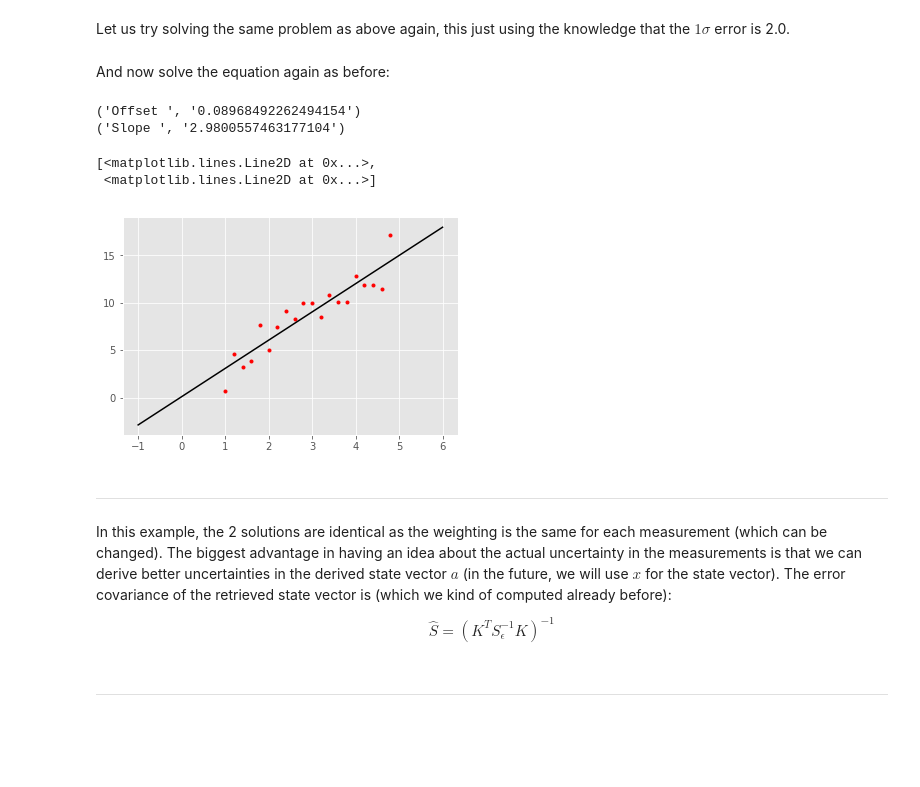
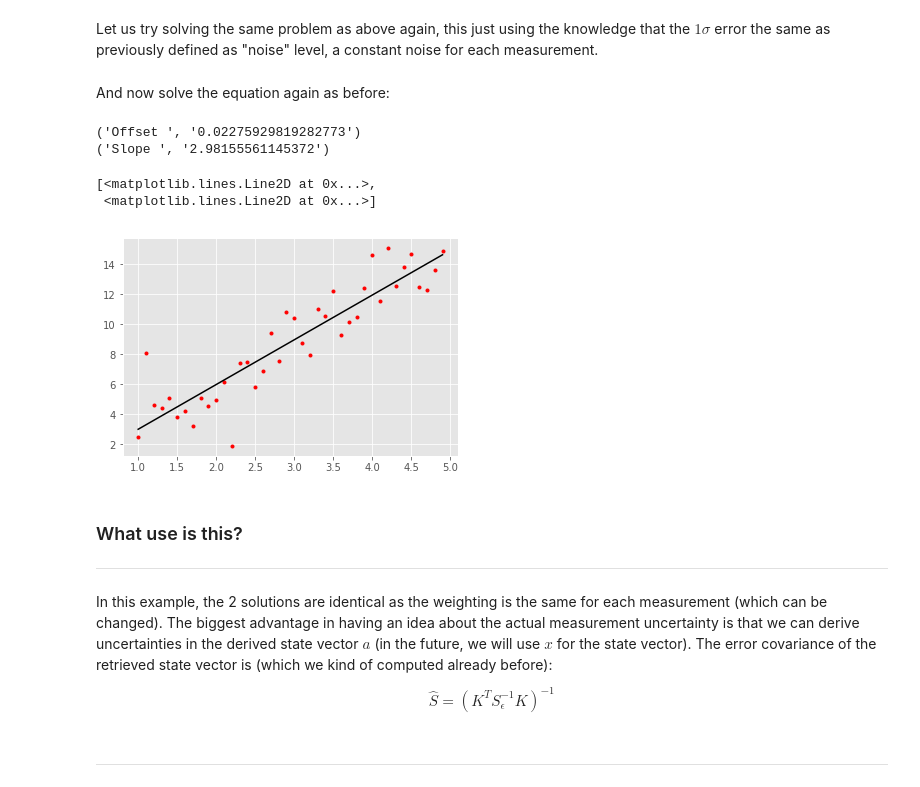
Before and after one commit to cfranken/ESE156, a Jupyter notebook: Week1/notebooks/ESE156_Example1_Linefit.ipynb, the cells around one changed output. Saved outputs shown, nothing was run; the diff lists cells and outputs as text; code cells hidden in the pictures; blank space fills up the shorter version.

```diff
--- a/Week1/notebooks/ESE156_Example1_Linefit.ipynb
+++ b/Week1/notebooks/ESE156_Example1_Linefit.ipynb
@@ -8,19 +10 @@ The purpose of this little exercise is to use a very simple linear fit to a set
 Just some style definitions at the top (to make it pretty) and import of most important tools
-# %%
-## Make sure plots are create inline
-%matplotlib inline
-## The usual packages (numpy, matplotlib, etc)
-import matplotlib.pyplot as plt
-import numpy as np
-# nicer figures using ggg plot style.
-plt.style.use('ggplot')
-from IPython.core.display import HTML
-def css_styling():
-    styles = open("../../python/styles/custom.css", "r").read()
-    return HTML(styles)
-css_styling()
-from matplotlib import rc
-#rc('font',**{'family':'sans-serif','sans-serif':['Helvetica']})
-## for Palatino and other serif fonts use:
-#rc('font',**{'family':'serif','serif':['Palatino']})
-rc('text', usetex=False)
@@ -127,34 +159,34 @@ $$a = (K^T S^{-1}_\epsilon K)^{-1}K^T S^{-1}_\epsilon y$$
 Compare this to the optimal solution found in Rodgers at page 25, equation 2.30. What is the main difference?
 _______________
 # %% [markdown]
-Let us try solving the same problem as above again, this just using the knowledge that the $1\sigma$ error is 2.0.
+Let us try solving the same problem as above again, this just using the knowledge that the $1\sigma$ error the same as previously defined as "noise" level, a constant noise for each measurement.
 # %%
 # Construct error covariance matrix (do the inverse directly, as it is easy in the diagonal form)
 # In principle, we could use a vector here or special forms o diagonal matrices (saves both space and computations)
-invSe = np.zeros((m,m))
-for i in range(m):
-    invSe[i,i] = 1./2.0**2.
+invSe = np.zeros((n,n))
+for i in range(n):
+    invSe[i,i] = 1./noise**2.
 # %% [markdown]
 And now solve the equation again as before:
 # %%
 # somewhat overkill here as invSe is diagonal but it works:
 aS = np.linalg.inv(K.T.dot(invSe).dot(K)).dot(K.T).dot(invSe).dot(y)
+
 print ('Offset ', str(aS[0]))
 print ('Slope ', str(aS[1]))
 
 # Reconstruct fit:
-xx = np.linspace(-1, 6, 2)
-yy = np.array(aS[0] + aS[1] * xx)
-plt.plot(x,y,'r.', xx, yy, 'k-')
+plt.plot(x,y,'r.', x, np.dot(K,aS), 'k-')
 # %% [output]
-('Offset ', '0.08968492262494154')
-('Slope ', '2.9800557463177104')
+('Offset ', '0.02275929819282773')
+('Slope ', '2.98155561145372')
 [<matplotlib.lines.Line2D at 0x...>,
  <matplotlib.lines.Line2D at 0x...>]
-[figure, old version]
+[figure, new version]
 # %% [markdown]
+### What use is this?
 ______
-In this example, the 2 solutions are identical as the weighting is the same for each measurement (which can be changed). The biggest advantage in having an idea about the actual uncertainty in the measurements is that we can derive better uncertainties in the derived state vector $a$ (in the future, we will use $x$ for the state vector).
+In this example, the 2 solutions are identical as the weighting is the same for each measurement (which can be changed). The biggest advantage in having an idea about the actual measurement uncertainty is that we can derive  uncertainties in the derived state vector $a$ (in the future, we will use $x$ for the state vector).
 The error covariance of the retrieved state vector is (which we kind of computed already before):
 
 $$\hat{S}=(K^T S^{-1}_\epsilon K)^{-1}$$
```
Also changed, not shown: parts of 16 cells of this notebook, 1 other file.
